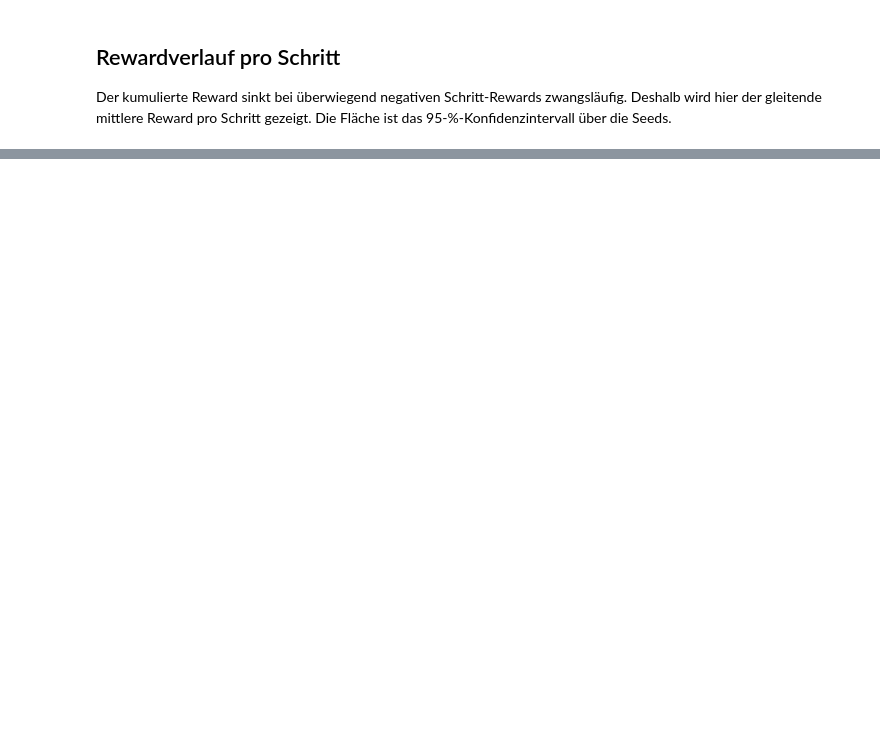
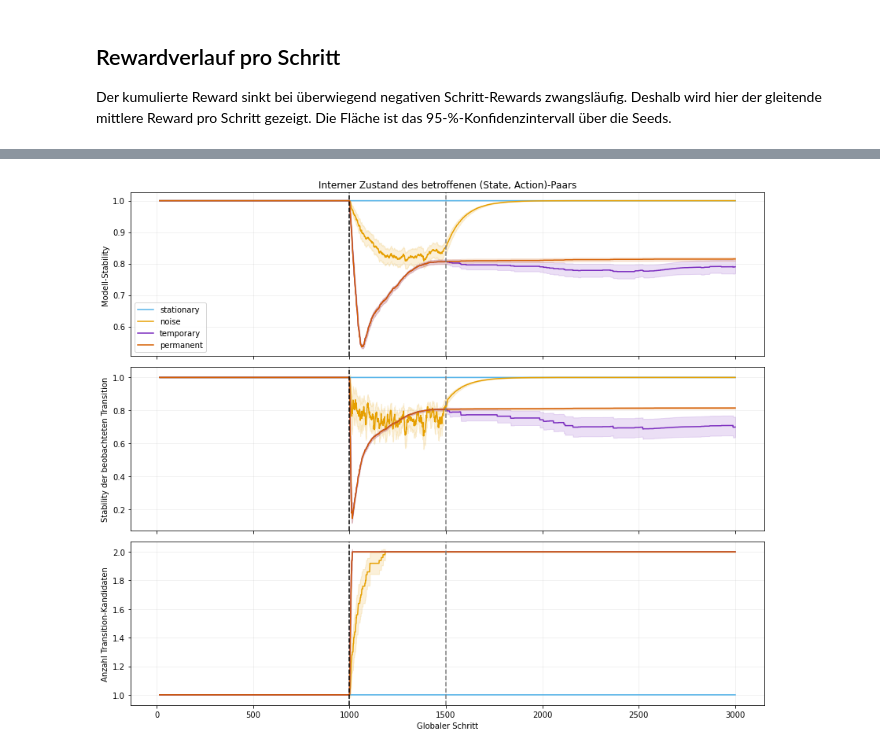
Before and after one commit to MerlinRoechert/structural-change-dyna-q, a Jupyter notebook: analysis/notebook/experiment_analysis.ipynb, the cells around one changed output, grey strips where cells are left out. Cells and saved outputs as stored; diff of their text form; code cells hidden in the pictures; blank space fills up the shorter version.

```diff
--- a/analysis/notebook/experiment_analysis.ipynb
+++ b/analysis/notebook/experiment_analysis.ipynb
@@ -435,0 +461,57 @@ Für die finale Bewertung sollten pro Konfiguration alle 20 Seeds abgeschlossen
+# %%
+metric_labels = {
+    "stability_score": "Modell-Stability",
+    "observed_transition_stability": (
+        "Stability der beobachteten Transition"
+    ),
+    "candidate_count": "Anzahl Transition-Kandidaten",
+}
+
+figure, axes = plt.subplots(
+    len(MECHANISM_METRICS),
+    1,
+    figsize=(12, 10),
+    sharex=True,
+)
+
+for axis, metric in zip(axes, MECHANISM_METRICS):
+    metric_curve = (
+        mechanism_timeline.groupby(
+            ["world_behavior", "global_step"]
+        )[metric]
+        .agg(["mean", "std", "count"])
+        .reset_index()
+    )
+    metric_curve["ci"] = (
+        CONFIDENCE_Z
+        * metric_curve["std"].fillna(0.0)
+        / np.sqrt(metric_curve["count"])
+    )
+
+    for behavior in MECHANISM_BEHAVIORS:
+        curve = metric_curve.loc[
+            metric_curve["world_behavior"].eq(behavior)
+        ]
+        x = curve["global_step"].to_numpy()
+        mean = curve["mean"].to_numpy()
+        ci = curve["ci"].to_numpy()
+        color = BEHAVIOR_COLORS[behavior]
+        axis.plot(x, mean, color=color, label=behavior)
+        axis.fill_between(
+            x, mean - ci, mean + ci, color=color, alpha=0.15
+        )
+
+    axis.axvline(1000, color="black", linestyle="--")
+    axis.axvline(1500, color="grey", linestyle="--")
+    axis.set_ylabel(metric_labels[metric])
+    axis.grid(alpha=0.2)
+
+axes[0].legend()
+axes[0].set_title(
+    "Interner Zustand des betroffenen (State, Action)-Paars"
+)
+axes[-1].set_xlabel("Globaler Schritt")
+figure.tight_layout()
+plt.show()
+# %% [output]
+[figure, added]
```
Also changed, not shown: parts of 17 cells of this notebook, 17 other files.
